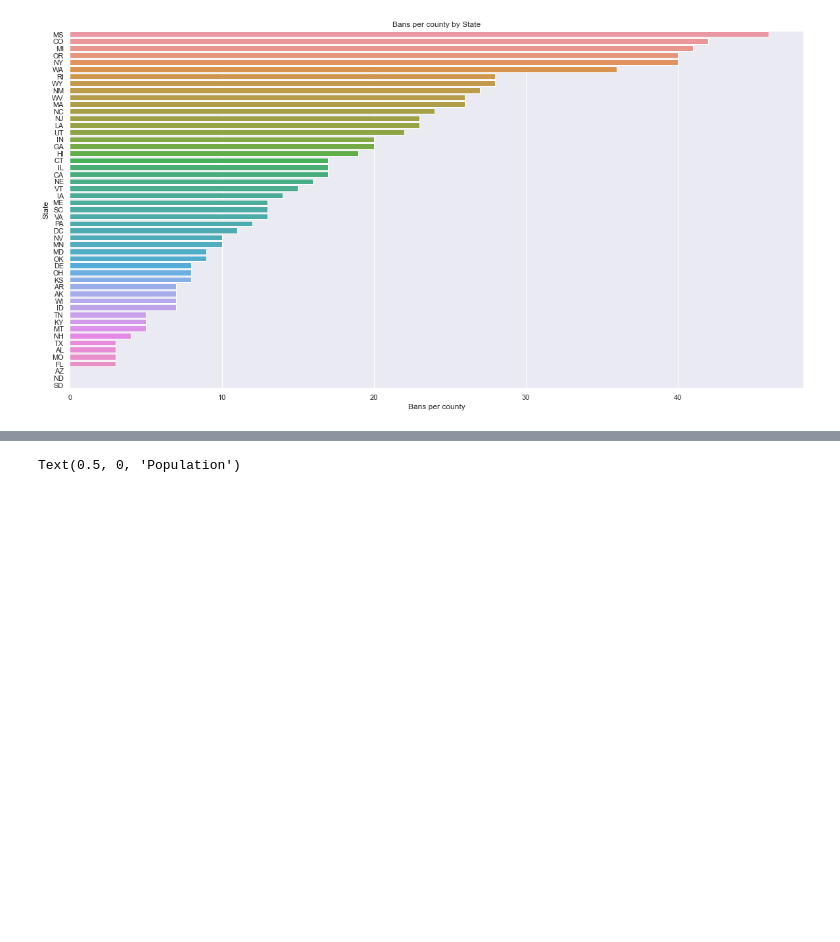
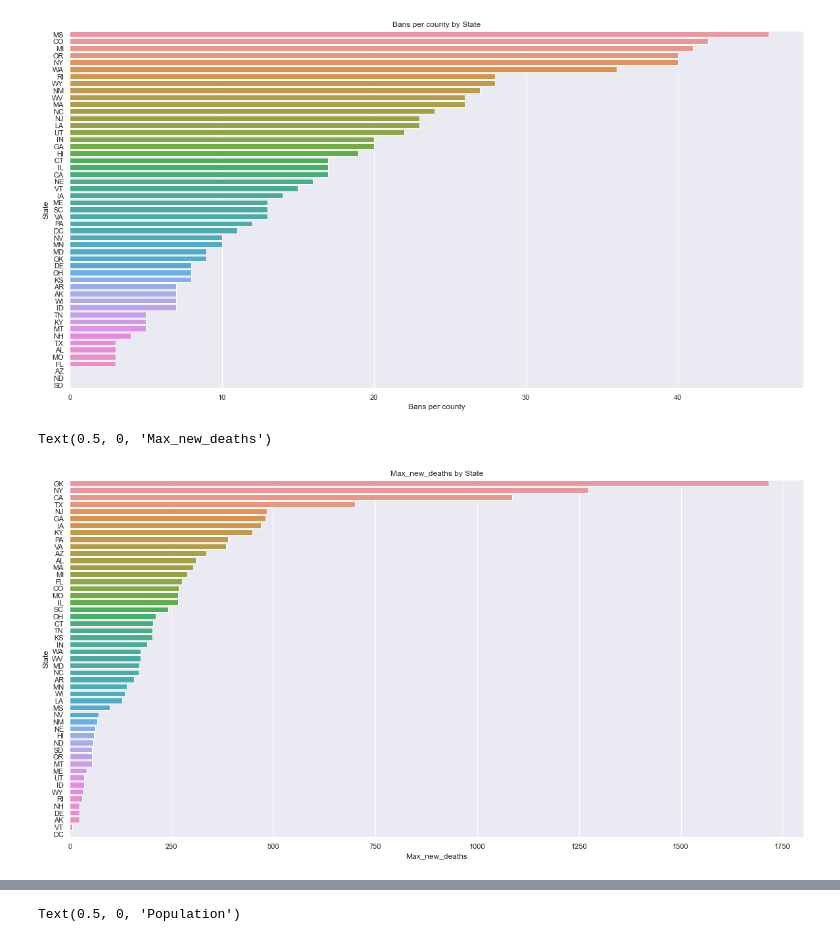
Before and after one commit to DS4A-Team79/COVID-Project, a Jupyter notebook: nmatos/EDA-nmatos.ipynb, the cells around one changed output, grey strips where cells are left out. Drawn from its saved outputs; the diff is of its cells as text; code cells hidden in the pictures; blank space fills up the shorter version.

```diff
--- a/nmatos/EDA-nmatos.ipynb
+++ b/nmatos/EDA-nmatos.ipynb
@@ -34,3 +39,13 @@ plt.xlabel("Bans per county")
 # %% [output]
 Text(0.5, 0, 'Bans per county')
 [figure]
+# %%
+#Max new deaths may impact the number of bans. As might total deaths
+plt.figure(figsize=(20,10))
+sns.barplot(x="Max_new_deaths",y="Abbr",data=df.sort_values(by=['Max_new_deaths'],ascending=False))
+plt.title("Max_new_deaths by State")
+plt.ylabel("State")
+plt.xlabel("Max_new_deaths")
+# %% [output]
+Text(0.5, 0, 'Max_new_deaths')
+[figure, added]
```
Also changed, not shown: parts of 9 cells of this notebook.
